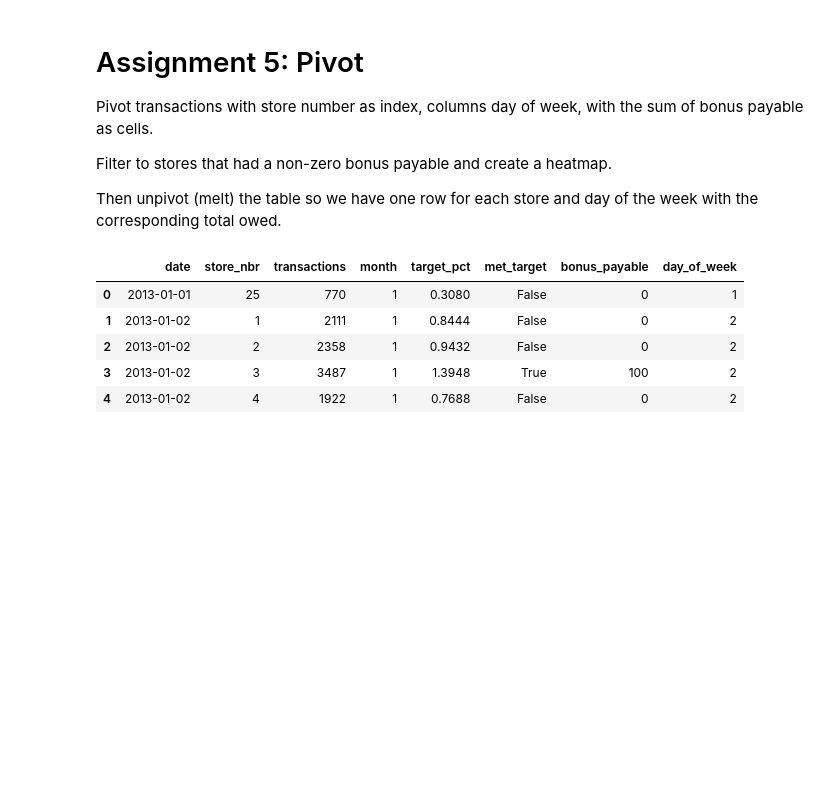
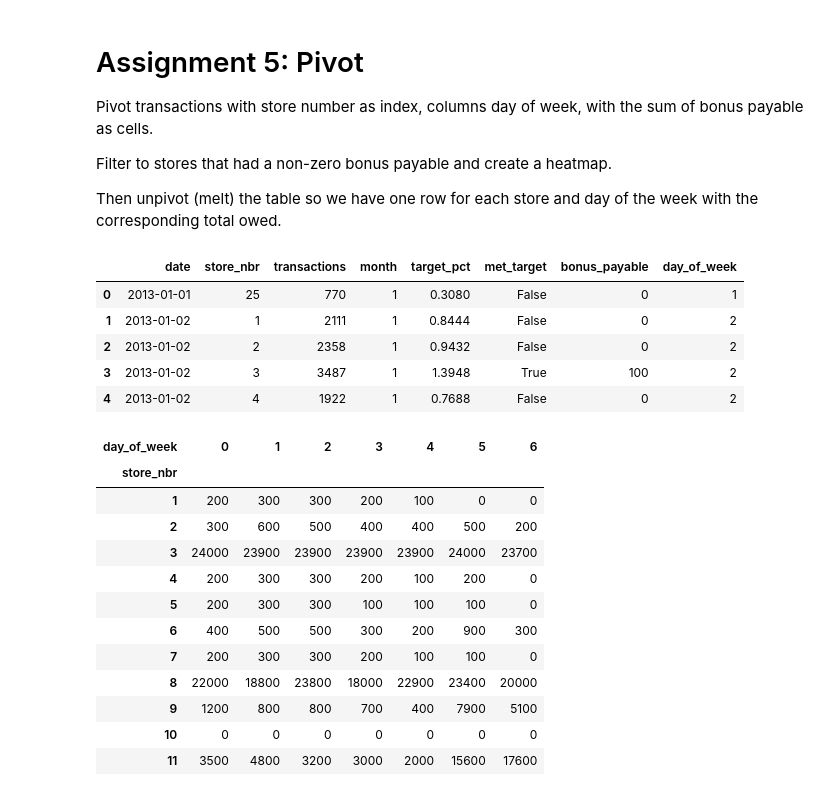
Before and after one commit to jameslaurence82/Udemy-Python_DataAnalysis_NumpyPandas, a Jupyter notebook: Pandas Course Resources/Course_Assignments/section04_aggregations.ipynb, the cells around one changed output. Cells and saved outputs as stored; diff of their text form; code cells hidden in the pictures; blank space fills up the shorter version.

```diff
--- a/Pandas Course Resources/Course_Assignments/section04_aggregations.ipynb
+++ b/Pandas Course Resources/Course_Assignments/section04_aggregations.ipynb
@@ -339,3 +339,26 @@ transactions.head()
 | 2 | 2013-01-02 | 2 | 2358 | 1 | 0.9432 | False | 0 | 2 |
 | 3 | 2013-01-02 | 3 | 3487 | 1 | 1.3948 | True | 100 | 2 |
 | 4 | 2013-01-02 | 4 | 1922 | 1 | 0.7688 | False | 0 | 2 |
+# %%
+# create pivot_table that has store_nbr as index, day_of_week as columns, and values of the bonus is summed in the columns
+day_bonus = transactions.pivot_table(
+    index='store_nbr',
+    columns='day_of_week',
+    values='bonus_payable',
+    aggfunc='sum'
+    ).head(11)
+day_bonus
+# %% [output]
+| day_of_week | 0 | 1 | 2 | 3 | 4 | 5 | 6 |
+| store_nbr |  |  |  |  |  |  |  |
+| 1 | 200 | 300 | 300 | 200 | 100 | 0 | 0 |
+| 2 | 300 | 600 | 500 | 400 | 400 | 500 | 200 |
+| 3 | 24000 | 23900 | 23900 | 23900 | 23900 | 24000 | 23700 |
+| 4 | 200 | 300 | 300 | 200 | 100 | 200 | 0 |
+| 5 | 200 | 300 | 300 | 100 | 100 | 100 | 0 |
+| 6 | 400 | 500 | 500 | 300 | 200 | 900 | 300 |
+| 7 | 200 | 300 | 300 | 200 | 100 | 100 | 0 |
+| 8 | 22000 | 18800 | 23800 | 18000 | 22900 | 23400 | 20000 |
+| 9 | 1200 | 800 | 800 | 700 | 400 | 7900 | 5100 |
+| 10 | 0 | 0 | 0 | 0 | 0 | 0 | 0 |
+| 11 | 3500 | 4800 | 3200 | 3000 | 2000 | 15600 | 17600 |
```
Also changed, not shown: parts of 2 cells of this notebook.
